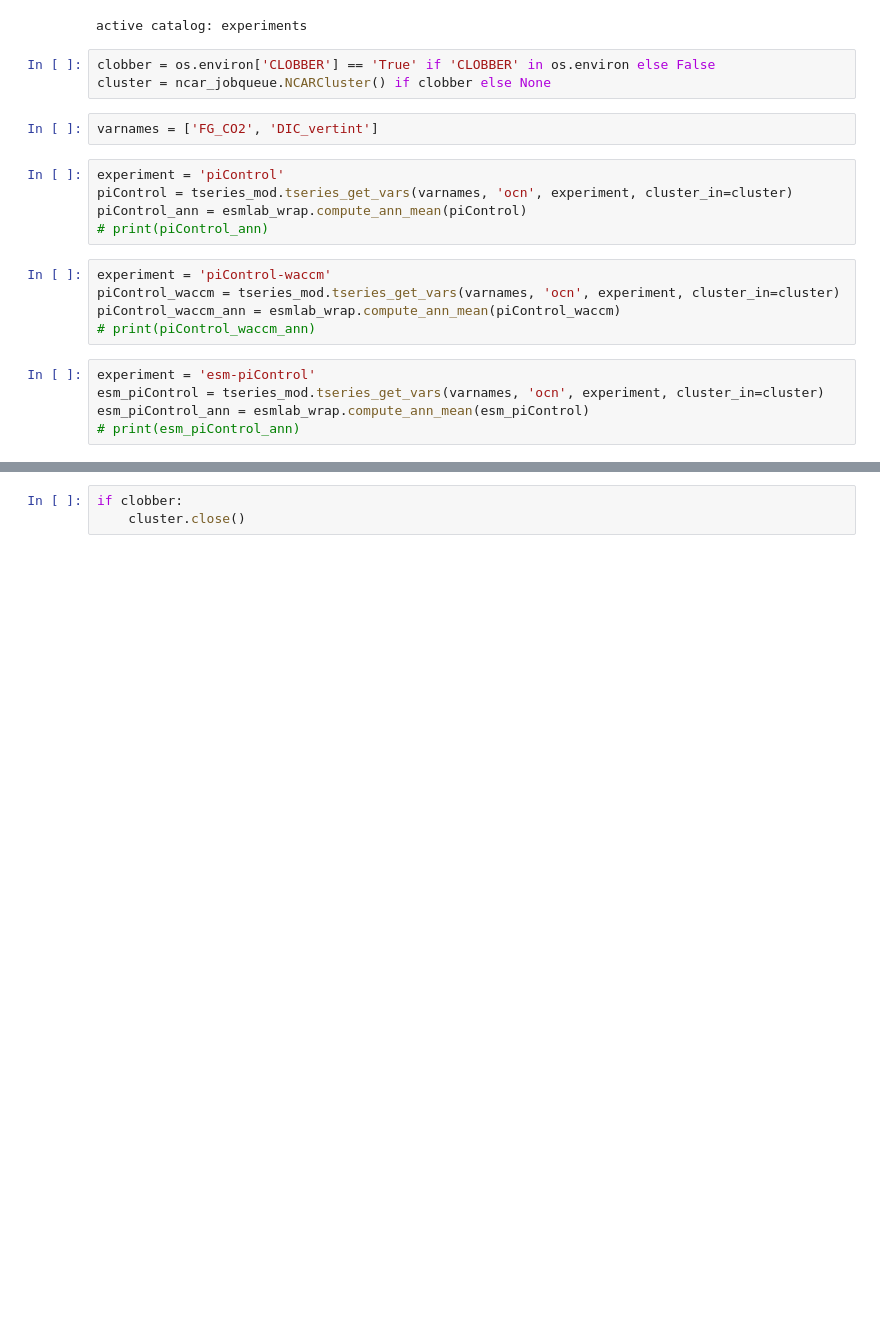
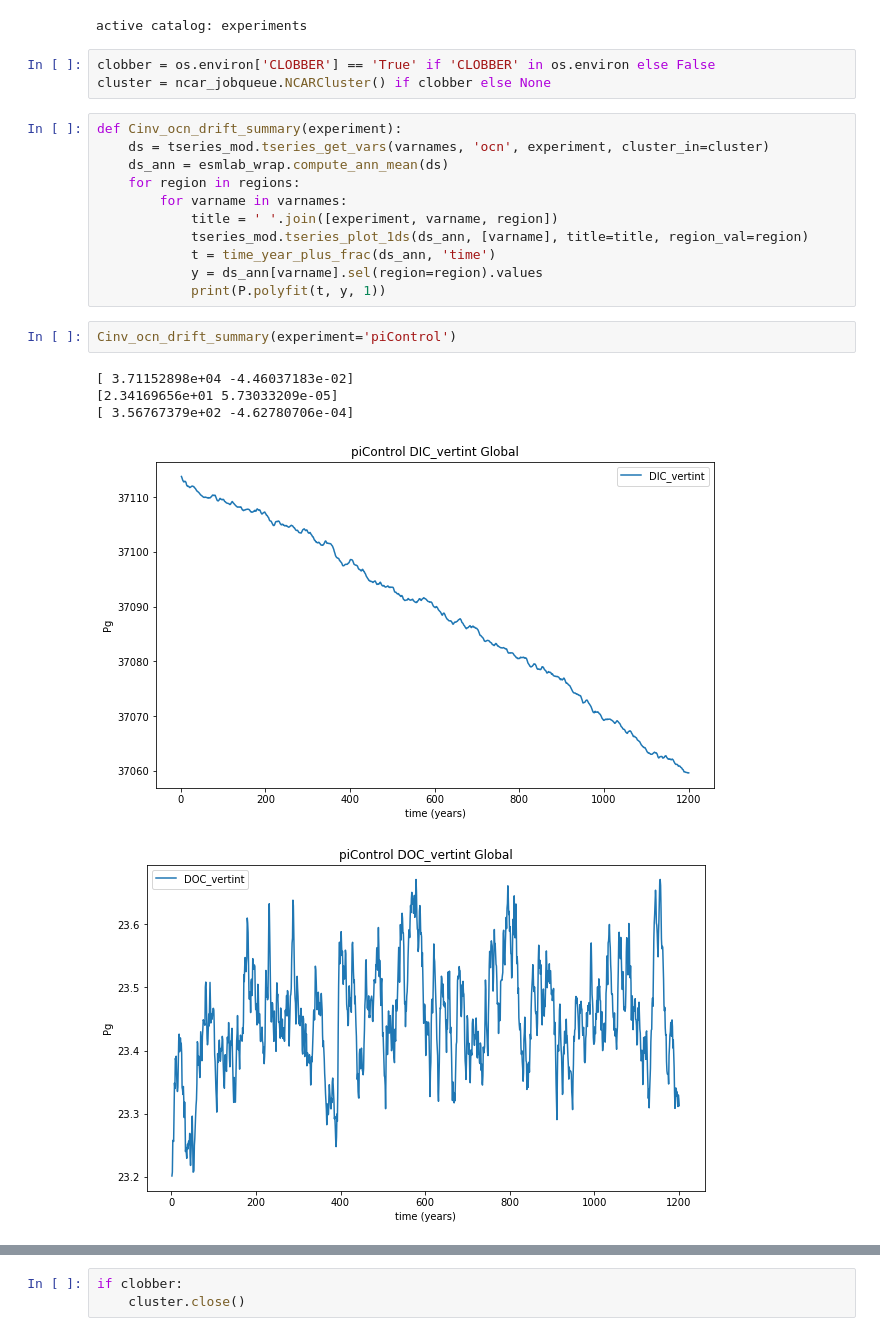
Before and after one commit to klindsay28/CESM2_coup_carb_cycle_JAMES, a Jupyter notebook: Cinv_ocn_drift.ipynb, the cells around one changed output, grey strips where cells are left out. Drawn from its saved outputs; the diff is of its cells as text; blank space fills up the shorter version.

Commit message:
update Cinv_ocn_drift notebook     print drift in inventory of DIC, DOC, DOCr

```diff
--- a/Cinv_ocn_drift.ipynb
+++ b/Cinv_ocn_drift.ipynb
@@ -15,20 +19,22 @@ active catalog: experiments
 # %%
 clobber = os.environ['CLOBBER'] == 'True' if 'CLOBBER' in os.environ else False
 cluster = ncar_jobqueue.NCARCluster() if clobber else None
-# %%
-varnames = ['FG_CO2', 'DIC_vertint']
-# %%
-experiment = 'piControl'
-piControl = tseries_mod.tseries_get_vars(varnames, 'ocn', experiment, cluster_in=cluster)
-piControl_ann = esmlab_wrap.compute_ann_mean(piControl)
-# print(piControl_ann)
-# %%
-experiment = 'piControl-waccm'
-piControl_waccm = tseries_mod.tseries_get_vars(varnames, 'ocn', experiment, cluster_in=cluster)
-piControl_waccm_ann = esmlab_wrap.compute_ann_mean(piControl_waccm)
-# print(piControl_waccm_ann)
-# %%
-experiment = 'esm-piControl'
-esm_piControl = tseries_mod.tseries_get_vars(varnames, 'ocn', experiment, cluster_in=cluster)
-esm_piControl_ann = esmlab_wrap.compute_ann_mean(esm_piControl)
-# print(esm_piControl_ann)
+# %%
+def Cinv_ocn_drift_summary(experiment):
+    ds = tseries_mod.tseries_get_vars(varnames, 'ocn', experiment, cluster_in=cluster)
+    ds_ann = esmlab_wrap.compute_ann_mean(ds)
+    for region in regions:
+        for varname in varnames:
+            title = ' '.join([experiment, varname, region])
+            tseries_mod.tseries_plot_1ds(ds_ann, [varname], title=title, region_val=region)
+            t = time_year_plus_frac(ds_ann, 'time')
+            y = ds_ann[varname].sel(region=region).values
+            print(P.polyfit(t, y, 1))
+# %%
+Cinv_ocn_drift_summary(experiment='piControl')
+# %% [output]
+[ 3.71152898e+04 -4.46037183e-02]
+[2.34169656e+01 5.73033209e-05]
+[ 3.56767379e+02 -4.62780706e-04]
+[figure, added]
+[figure, added]
```
Also changed, not shown: parts of 6 cells of this notebook, 1 other file.
